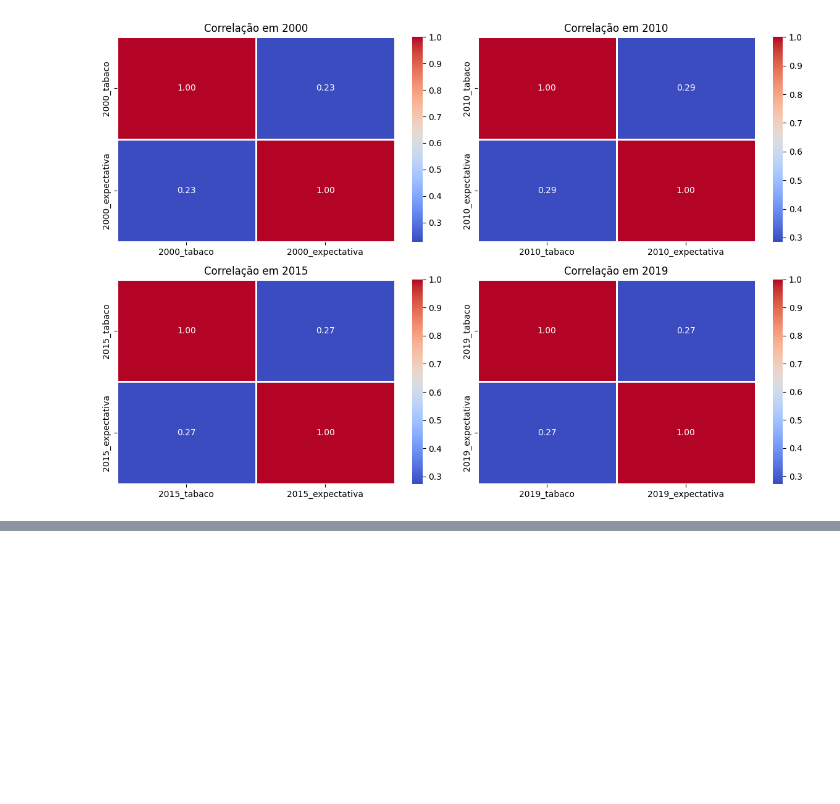
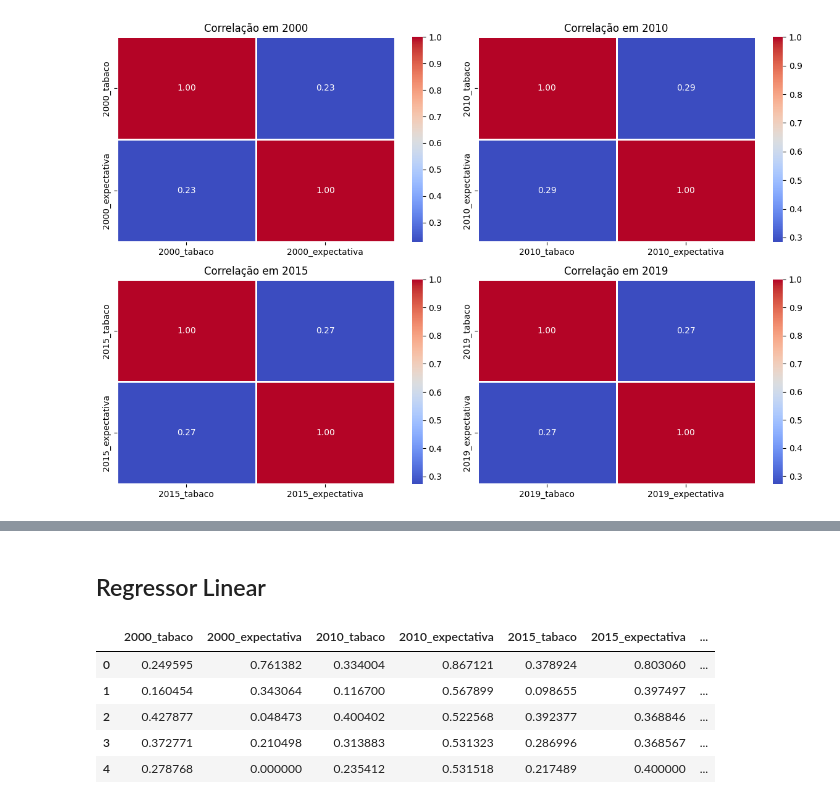
Before and after one commit to marcelomrad/Trabalho_Final_ICD, a Jupyter notebook: analise_saude.ipynb, the cells around one changed output, grey strips where cells are left out. Drawn from its saved outputs; the diff is of its cells as text; code cells hidden in the pictures; blank space fills up the shorter version.

Commit message:
feat(healty): regressor funcionando

```diff
--- a/analise_saude.ipynb
+++ b/analise_saude.ipynb
@@ -519,0 +542,22 @@ plt.show()
+# %% [markdown]
+## Regressor Linear
+# %%
+#Normalizando os dados
+from sklearn.preprocessing import MinMaxScaler
+
+# Criar um objeto MinMaxScaler
+scaler = MinMaxScaler()
+
+# Normalizar os dados
+df_exp_nasc_e_tabaco_scaled = scaler.fit_transform(df_exp_nasc_e_tabaco[['2000_tabaco', '2000_expectativa', '2010_tabaco', '2010_expectativa', '2015_tabaco', '2015_expectativa', '2019_tabaco', '2019_expectativa']])
+df_exp_nasc_e_tabaco_scaled = pd.DataFrame(df_exp_nasc_e_tabaco_scaled, columns=['2000_tabaco', '2000_expectativa', '2010_tabaco', '2010_expectativa', '2015_tabaco', '2015_expectativa', '2019_tabaco', '2019_expectativa'])
+
+# Visualizar os dados normalizados
+df_exp_nasc_e_tabaco_scaled.head()
+# %% [output]
+|  | 2000_tabaco | 2000_expectativa | 2010_tabaco | 2010_expectativa | 2015_tabaco | 2015_expectativa | ... |
+| 0 | 0.249595 | 0.761382 | 0.334004 | 0.867121 | 0.378924 | 0.803060 | ... |
+| 1 | 0.160454 | 0.343064 | 0.116700 | 0.567899 | 0.098655 | 0.397497 | ... |
+| 2 | 0.427877 | 0.048473 | 0.400402 | 0.522568 | 0.392377 | 0.368846 | ... |
+| 3 | 0.372771 | 0.210498 | 0.313883 | 0.531323 | 0.286996 | 0.368567 | ... |
+| 4 | 0.278768 | 0.000000 | 0.235412 | 0.531518 | 0.217489 | 0.400000 | ... |
```
Also changed, not shown: parts of 8 cells of this notebook, 1 other file.
